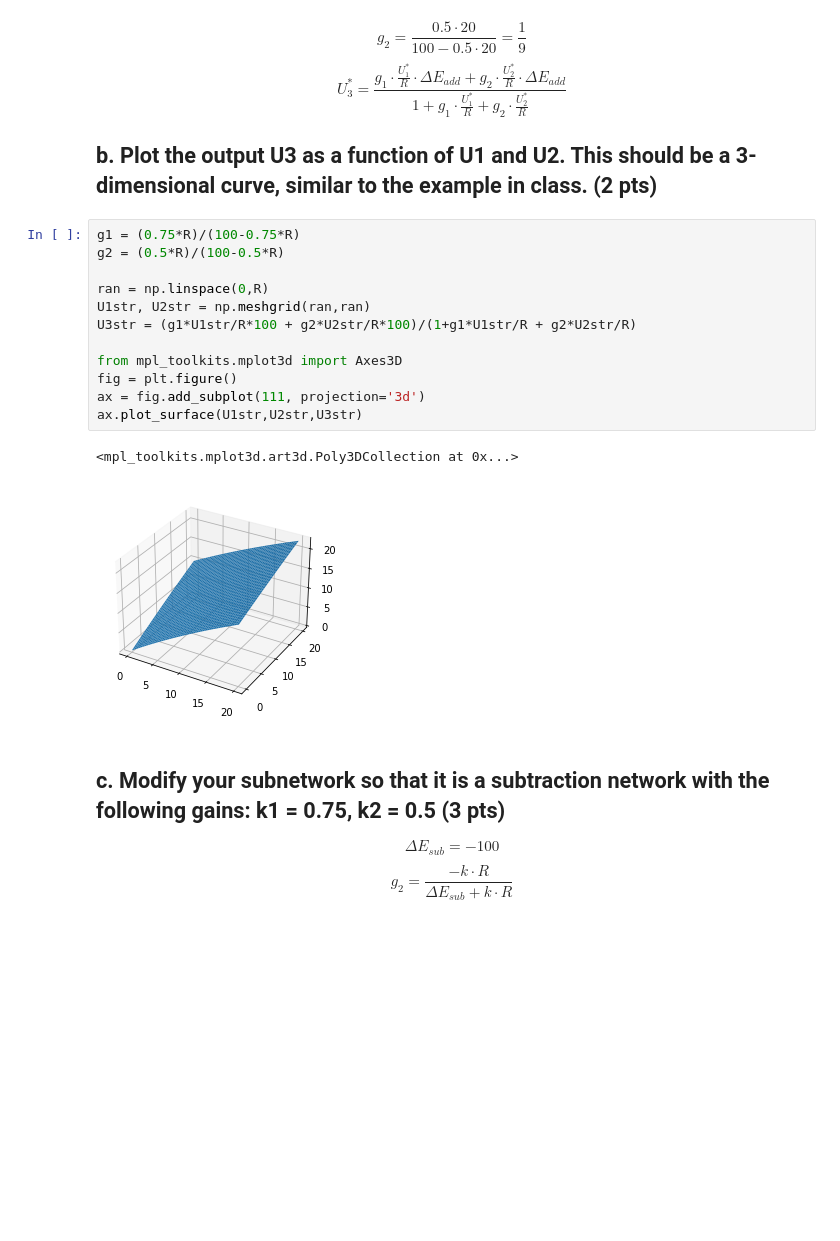
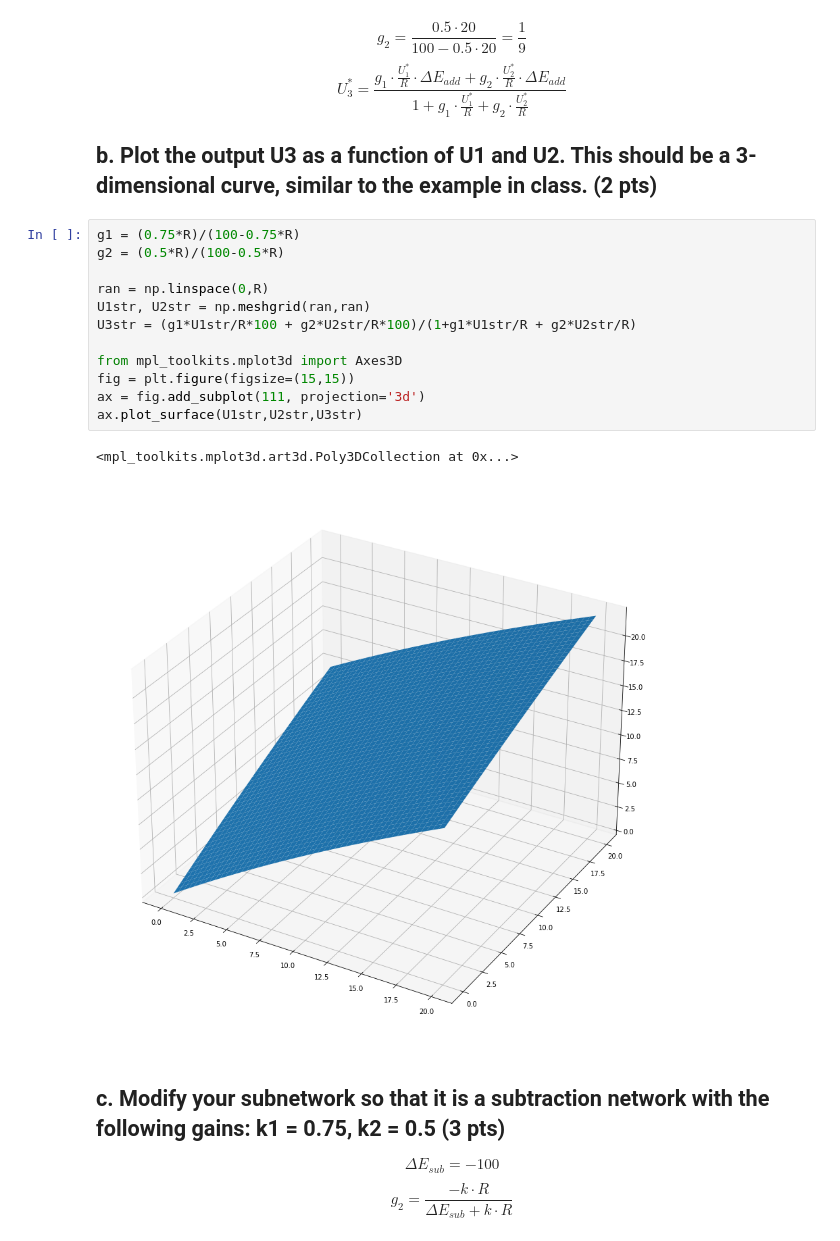
Before and after one commit to williamnourse/SNS-Course-Code-Spring-2021, a Jupyter notebook: HW 1 Solution.ipynb, the cells around one changed output. Drawn from its saved outputs; the diff is of its cells as text; blank space fills up the shorter version.

```diff
--- a/HW 1 Solution.ipynb
+++ b/HW 1 Solution.ipynb
@@ -331,18 +331,18 @@ $$ U_3^* = \frac{g_1\cdot\frac{U_1^*}{R}\cdot\Delta E_{add} + g_2\cdot\frac{U_2^
 # %%
 g1 = (0.75*R)/(100-0.75*R)
 g2 = (0.5*R)/(100-0.5*R)
 
 ran = np.linspace(0,R)
 U1str, U2str = np.meshgrid(ran,ran)
 U3str = (g1*U1str/R*100 + g2*U2str/R*100)/(1+g1*U1str/R + g2*U2str/R)
 
 from mpl_toolkits.mplot3d import Axes3D
-fig = plt.figure()
+fig = plt.figure(figsize=(15,15))
 ax = fig.add_subplot(111, projection='3d')
 ax.plot_surface(U1str,U2str,U3str)
 # %% [output]
 <mpl_toolkits.mplot3d.art3d.Poly3DCollection at 0x...>
-[figure, old version]
+[figure, new version]
 # %% [markdown]
 ## c. Modify your subnetwork so that it is a subtraction network with the following gains: k1 = 0.75, k2 = 0.5 (3 pts)
 $$ \Delta E_{sub} = -100$$
```
Also changed, not shown: parts of 10 cells of this notebook, 1 other file.
